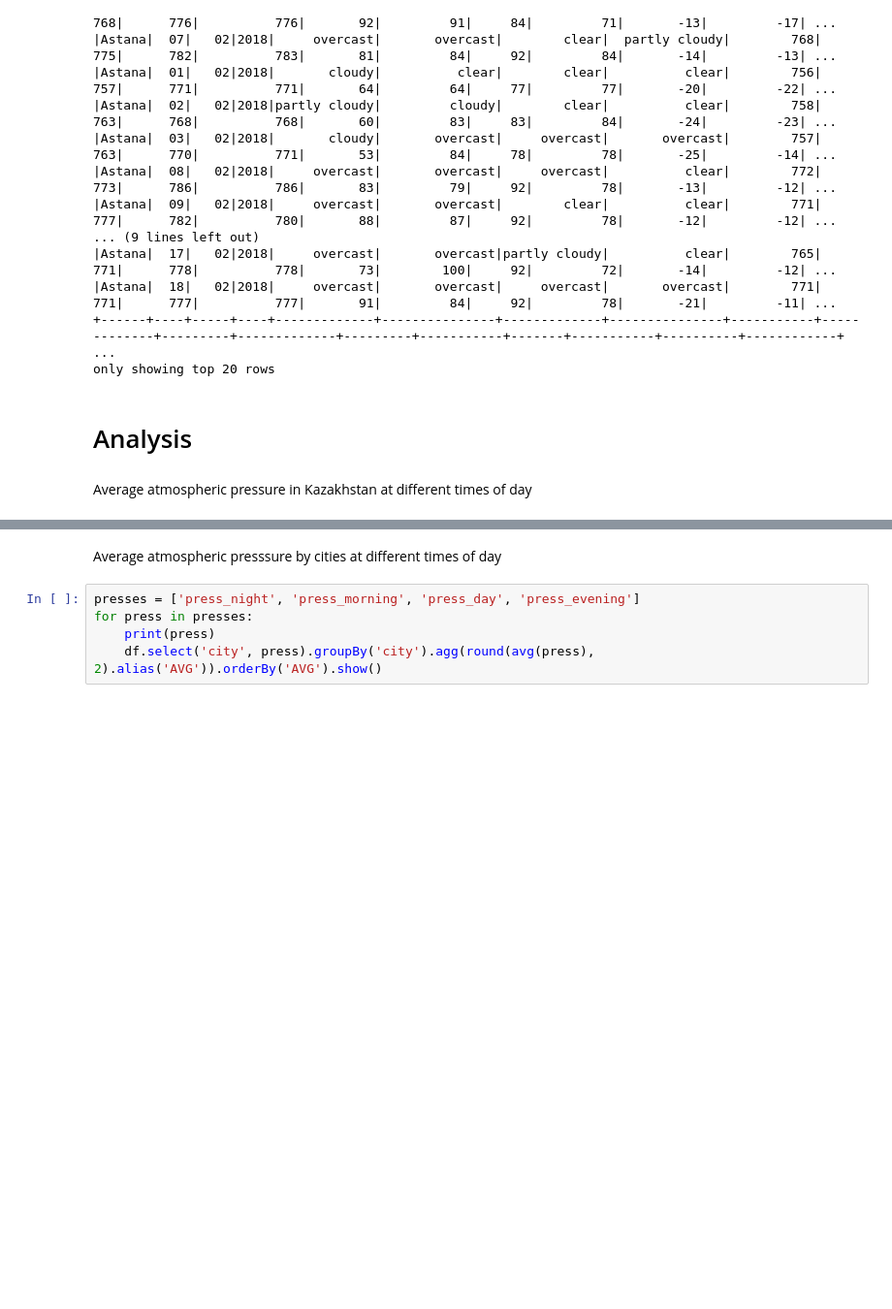
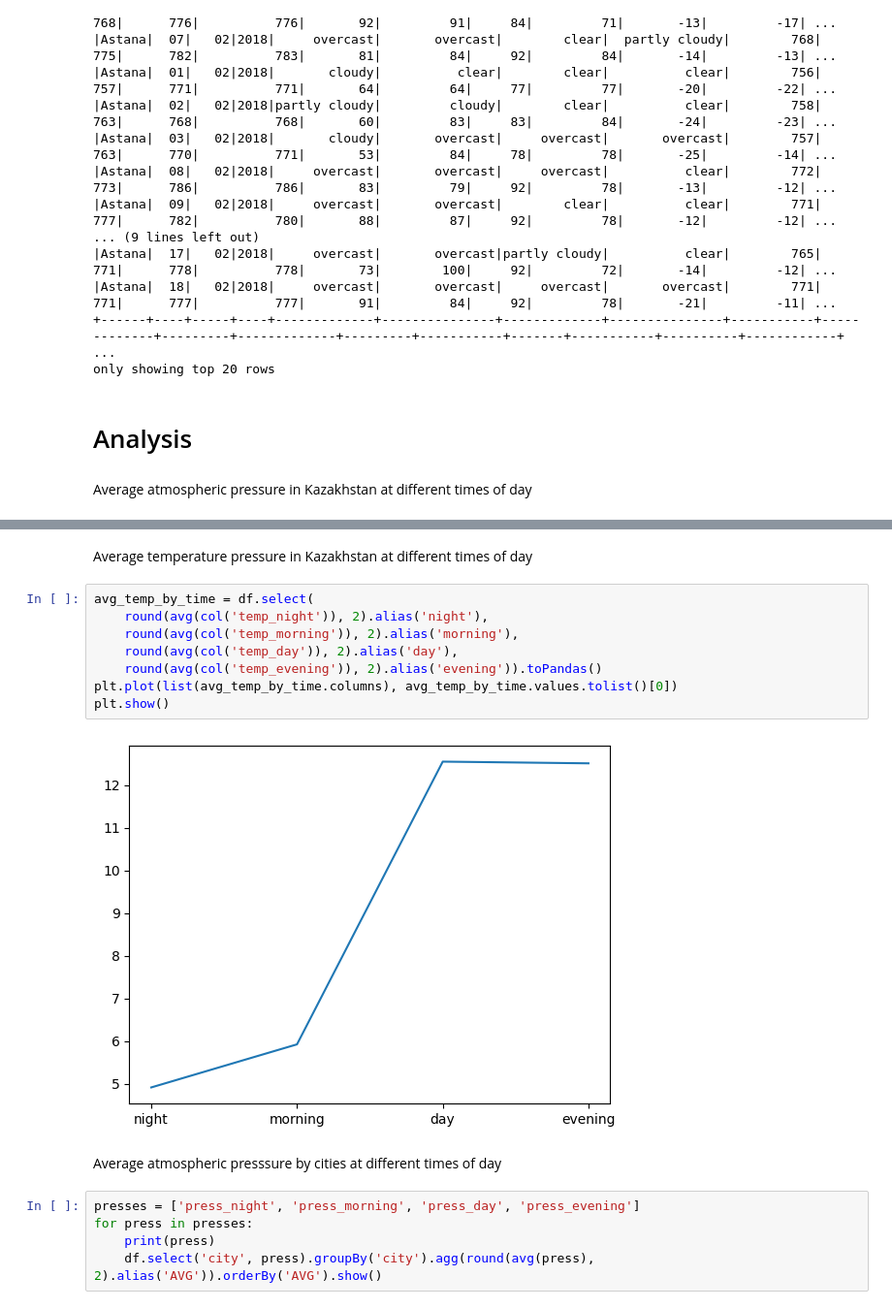
Before and after one commit to olzhas547/Kazakhstan_weather_analytics, a Jupyter notebook: analysis.ipynb, the cells around one changed output, grey strips where cells are left out. Shown at 97% size. Drawn from its saved outputs; the diff is of its cells as text; blank space fills up the shorter version.

```diff
--- a/analysis.ipynb
+++ b/analysis.ipynb
@@ -342,3 +356,15 @@ df.select(round(avg(col('press_night')), 2), round(avg(col('press_morning')), 2)
+# %% [markdown]
+Average temperature pressure in Kazakhstan at different times of day
+# %%
+avg_temp_by_time = df.select(
+    round(avg(col('temp_night')), 2).alias('night'),
+    round(avg(col('temp_morning')), 2).alias('morning'),
+    round(avg(col('temp_day')), 2).alias('day'),
+    round(avg(col('temp_evening')), 2).alias('evening')).toPandas()
+plt.plot(list(avg_temp_by_time.columns), avg_temp_by_time.values.tolist()[0])
+plt.show()
+# %% [output]
+[figure, added]
 # %% [markdown]
 Average atmospheric presssure by cities at different times of day
 # %%
```
Also changed, not shown: parts of 7 cells of this notebook, 2 other files.
